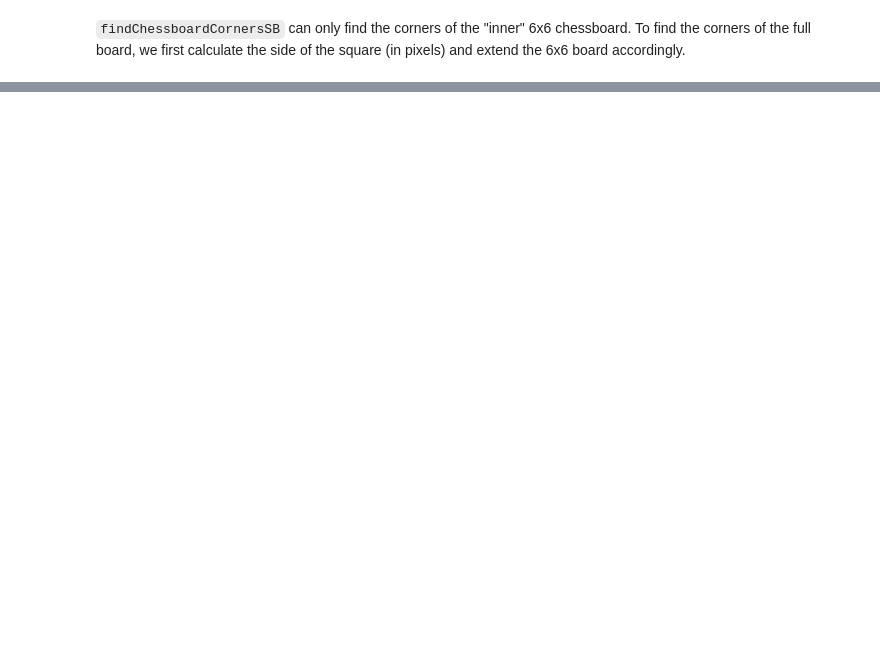
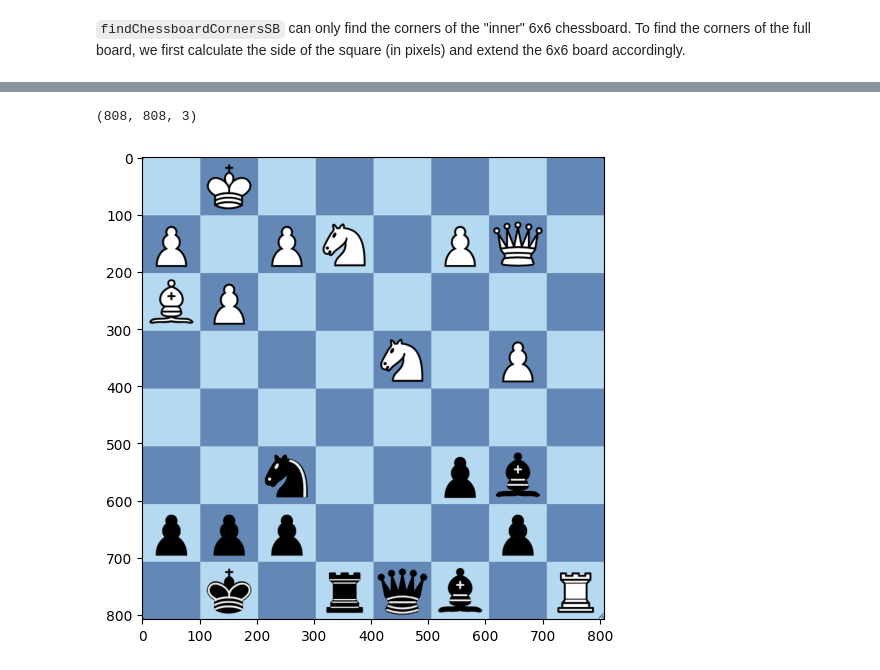
Before and after one commit to anandrei90/fen-generator, a Jupyter notebook: notebooks/detect_chessboard.ipynb, the cells around one changed output, grey strips where cells are left out. Saved outputs shown, nothing was run; the diff lists cells and outputs as text; code cells hidden in the pictures; blank space fills up the shorter version.

```diff
--- a/notebooks/detect_chessboard.ipynb
+++ b/notebooks/detect_chessboard.ipynb
@@ -126,0 +141,25 @@ plt.show()
+# %%
+# Check if algorithm works for other images
+
+img_name = "lichess_1"
+
+load_path = os.path.join(PROJECT_DIR, "images", img_name + ".png")
+
+# Load the image
+img = cv.imread(load_path)
+
+if img is None:
+    raise ValueError(f"Failed to load image from {load_path}")
+
+cropped = crop_chessboard(img)
+
+if cropped is not None:
+    print(cropped.shape)
+
+    plt.imshow(cropped)
+    plt.show()
+else:
+    print("Chessboard could not be found.")
+# %% [output]
+(808, 808, 3)
+[figure, added]
```
Also changed, not shown: parts of 6 cells of this notebook.
